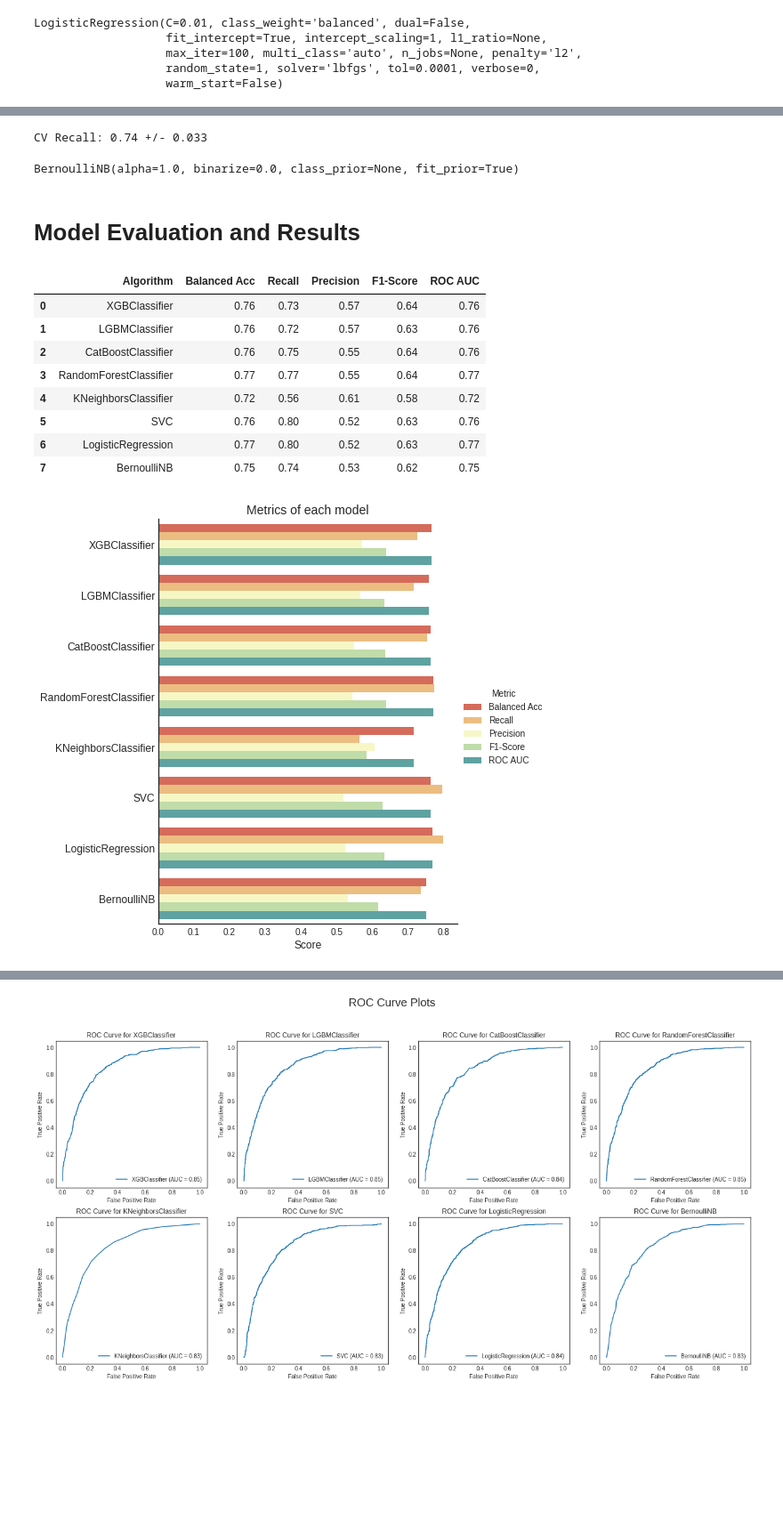
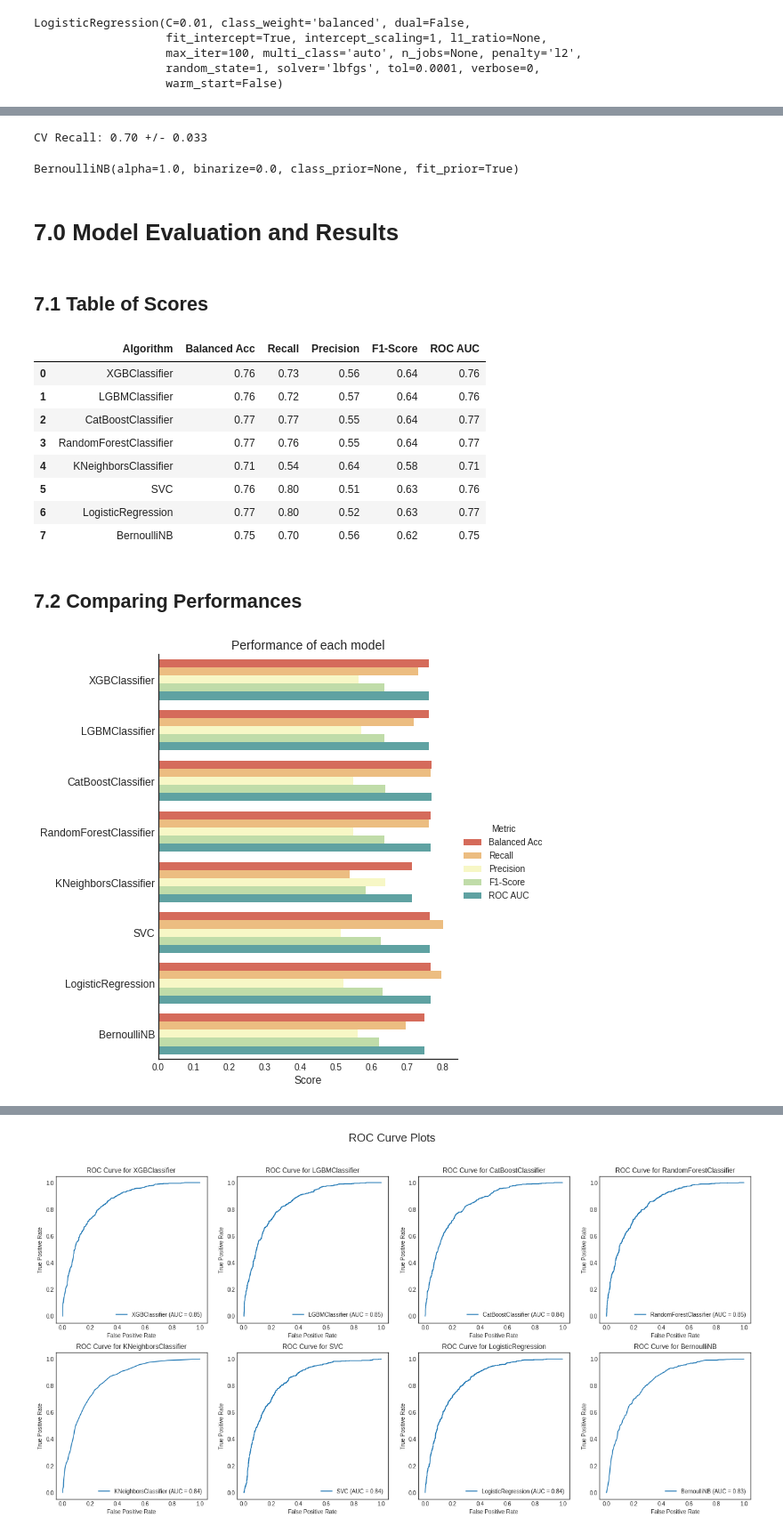
Before and after one commit to fabioachacon/machine_learning, a Jupyter notebook: Classification/Churn_Prediction.ipynb, the cells around one changed output, grey strips where cells are left out. Shown at 89% size. Cells and saved outputs as stored; diff of their text form; code cells hidden in the pictures; blank space fills up the shorter version.

```diff
--- a/Classification/Churn_Prediction.ipynb
+++ b/Classification/Churn_Prediction.ipynb
@@ -57,7 +120,7 @@ simplefilter(action='ignore', category=FutureWarning)
 # %%
 dsn_hostname = "---"
 dsn_uid = "---"
-dsn_pwd = "---"
+dsn_pwd = "--"
 dsn_driver = "{IBM DB2 ODBC DRIVER}"
 dsn_database = "BLUDB"
 dsn_port = "50000"
@@ -115,6 +178,6 @@ This dataset is about customer churn. Customer churn, also known as costumer att
 # %%
 pconn = ibm_db_dbi.Connection(conn)
-data = pd.read_sql("SELECT * FROM TELCO_CUSTOMER_CHURN", pconn)
+data = pd.read_sql("SELECT * FROM TELCO_COSTUMER_CHURN", pconn)
 # %%
 data.head()
 # %% [output]
@@ -1008,15 +1076,17 @@ LogisticRegression(C=0.01, class_weight='balanced', dual=False,
 # %%
-bnb_clf = BernoulliNB()
-scores = val_kfold(bnb_clf)
+bnb = BernoulliNB()
+scores = val_kfold(bnb)
 print("CV Recall: %.2f +/- %.3f" % (np.mean(scores), np.std(scores)))
-bnb_clf.fit(X_train, y_train)
+bnb.fit(X_train, y_train)
 # %% [output]
-CV Recall: 0.74 +/- 0.033
+CV Recall: 0.70 +/- 0.033
 BernoulliNB(alpha=1.0, binarize=0.0, class_prior=None, fit_prior=True)
 # %% [markdown]
-# Model Evaluation and Results
+# <a id='7.0'>7.0 Model Evaluation and Results</a>
+# %% [markdown]
+## <a id='7.1'>7.1 Table of Scores</a>
 # %%
-models = [xgb_clf, lgb_clf, cb_clf, RF_clf, knn, svm, lr, bnb_clf]
+models = [xgb_clf, lgb_clf, cb_clf, RF_clf, knn, svm, lr, bnb]
 f1score = [f1_score(y_test, model.predict(X_test)) for model in models]
 rec = [recall_score(y_test, model.predict(X_test)) for model in models]
 pre = [precision_score(y_test, model.predict(X_test)) for model in models]
@@ -1033,31 +1103,33 @@ pd.options.display.float_format = '{:,.2f}'.format
 df_results
 # %% [output]
 |  | Algorithm | Balanced Acc | Recall | Precision | F1-Score | ROC AUC |
-| 0 | XGBClassifier | 0.76 | 0.73 | 0.57 | 0.64 | 0.76 |
-| 1 | LGBMClassifier | 0.76 | 0.72 | 0.57 | 0.63 | 0.76 |
-| 2 | CatBoostClassifier | 0.76 | 0.75 | 0.55 | 0.64 | 0.76 |
-| 3 | RandomForestClassifier | 0.77 | 0.77 | 0.55 | 0.64 | 0.77 |
-| 4 | KNeighborsClassifier | 0.72 | 0.56 | 0.61 | 0.58 | 0.72 |
-| 5 | SVC | 0.76 | 0.80 | 0.52 | 0.63 | 0.76 |
+| 0 | XGBClassifier | 0.76 | 0.73 | 0.56 | 0.64 | 0.76 |
+| 1 | LGBMClassifier | 0.76 | 0.72 | 0.57 | 0.64 | 0.76 |
+| 2 | CatBoostClassifier | 0.77 | 0.77 | 0.55 | 0.64 | 0.77 |
+| 3 | RandomForestClassifier | 0.77 | 0.76 | 0.55 | 0.64 | 0.77 |
+| 4 | KNeighborsClassifier | 0.71 | 0.54 | 0.64 | 0.58 | 0.71 |
+| 5 | SVC | 0.76 | 0.80 | 0.51 | 0.63 | 0.76 |
 | 6 | LogisticRegression | 0.77 | 0.80 | 0.52 | 0.63 | 0.77 |
-| 7 | BernoulliNB | 0.75 | 0.74 | 0.53 | 0.62 | 0.75 |
+| 7 | BernoulliNB | 0.75 | 0.70 | 0.56 | 0.62 | 0.75 |
+# %% [markdown]
+## <a id='7.2'>7.2 Comparing Performances</a>
 # %%
 df_scores = df_results.set_index('Algorithm').stack()\
                       .rename_axis(['Algorithm', 'Metric'])\
                       .reset_index(name='Score')
 
 sns.catplot(x="Score",
             y='Algorithm',
             hue='Metric',
             data=df_scores,
             height=7,
             kind='bar',
             palette="Spectral")
 plt.ylabel(None)
 plt.xlabel("Score", size=12)
 plt.yticks(size=12)
-plt.title("Metrics of each model", size=14)
+plt.title("Performance of each model", size=14)
 plt.show()
 # %% [output]
-[figure, old version]
+[figure, new version]
 # %% [markdown]
```
Also changed, not shown: parts of 100 cells of this notebook.
